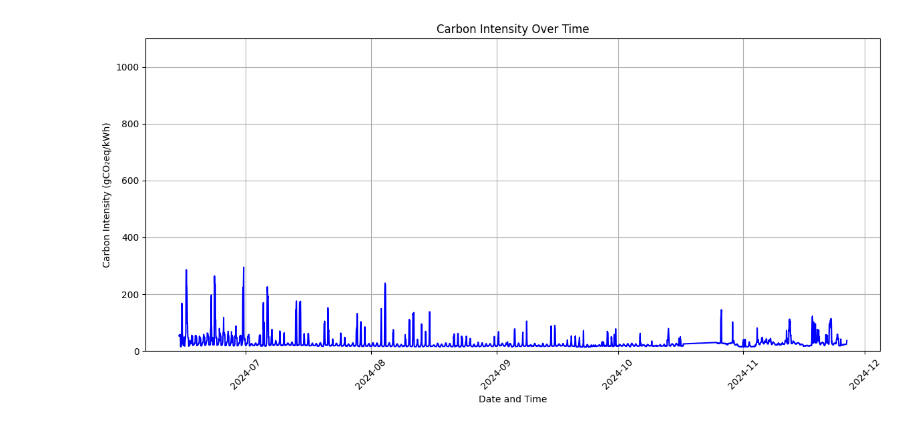
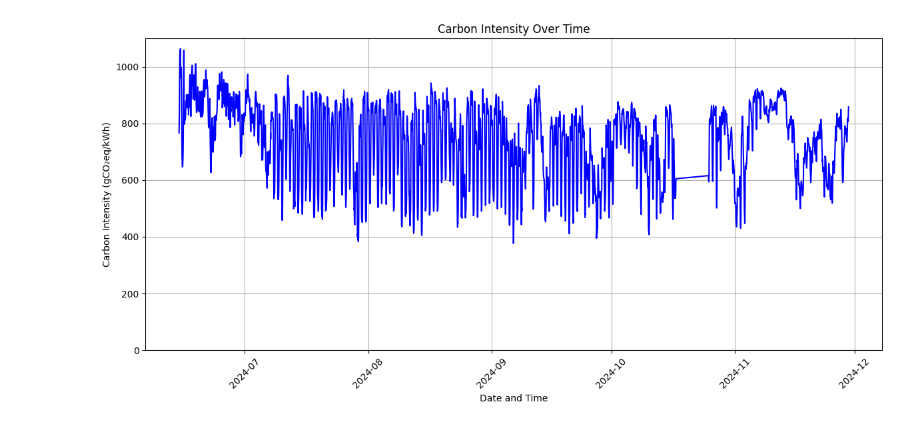
Before and after one commit to johankristianss/carbonsim, a Jupyter notebook: notebooks/PlotCarbonIntensity.ipynb, the cells around one changed output. Drawn from its saved outputs; the diff is of its cells as text; code cells hidden in the pictures.

```diff
--- a/notebooks/PlotCarbonIntensity.ipynb
+++ b/notebooks/PlotCarbonIntensity.ipynb
@@ -1,26 +1,26 @@
 # %%
 import matplotlib.pyplot as plt
 import pandas as pd
 
 #logidf = pd.read_csv('/scratch/cognit/carbon/PL.csv')
 df = pd.read_csv('/scratch/cognit/carbon/PL.csv')
 #
 #df = pd.read_csv('/scratch/cognit/carbon/SE-SE4.csv')
-df = pd.read_csv('/scratch/cognit/carbon/SE-SE4.csv')
+#df = pd.read_csv('/scratch/cognit/carbon/SE-SE4.csv')
 df['datetime'] = pd.to_datetime(df['datetime'])
 
 plt.figure(figsize=(12, 6))
 plt.plot(df['datetime'], df['carbonIntensity'], linestyle='-', color='b')
 
 plt.title('Carbon Intensity Over Time')
 plt.xlabel('Date and Time')
 plt.ylabel('Carbon Intensity (gCO₂eq/kWh)')
 plt.ylim(0, 1100)
 #plt.ylim(0, 100)
 plt.grid(True)
 plt.xticks(rotation=45)
 
 plt.tight_layout()
 plt.show()
 # %% [output]
-[figure, old version]
+[figure, new version]
```
Also changed, not shown: 26 other files.
